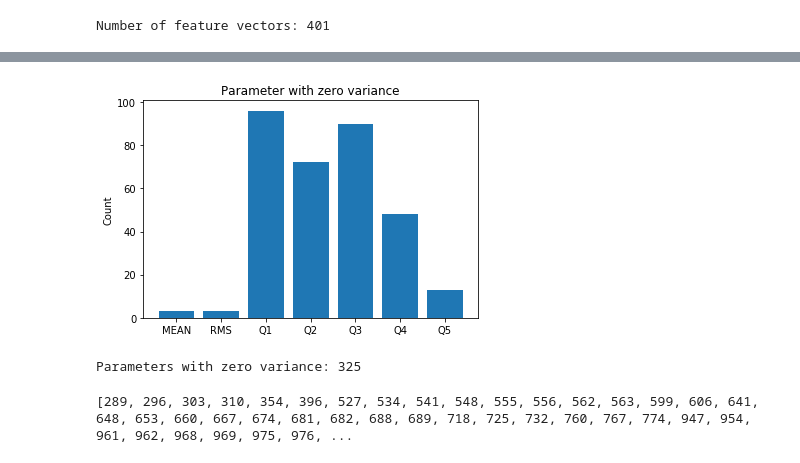
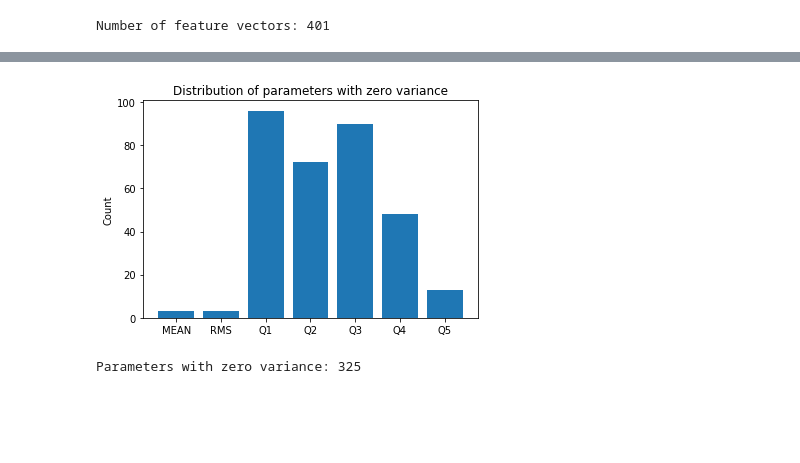
Before and after one commit to mantydze/ml4dc, a Jupyter notebook: src/analysis/feature_variance.ipynb, the cells around one changed output, grey strips where cells are left out. Drawn from its saved outputs; the diff is of its cells as text; code cells hidden in the pictures; blank space fills up the shorter version.

Commit message:
updated feature variance and random forest feature importance analysis

```diff
--- a/src/analysis/feature_variance.ipynb
+++ b/src/analysis/feature_variance.ipynb
@@ -18,5 +11,5 @@ feature_names = ['qPFJetPt', 'qPFJetEta', 'qPFJetPhi', 'qPFJet0Pt', 'qPFJet1Pt',
 
-# Feature vectors: (MEAN, RMS, Q1, Q2, Q3, Q4, Q5)
+feature_positions = ["MEAN", "RMS", "Q1", "Q2", "Q3", "Q4", "Q5"]
 
 print("Number of feature vectors: %d" % len(feature_names))
 # %% [output]
@@ -38,3 +17,8 @@ else:
+# %%
+dset = None
+
+dset_path = "/home/mantydze/data/JetHT2016/single/JetHT2016.h5"
+dset_name = "JetHT2016"
 # %%
 with h5py.File(dset_path, "r") as f:
     dset = f[dset_name][:]
@@ -47,13 +31,31 @@ indices = np.argsort(variances)[::-1]
 # %%
 indices_zero = []
 parameters_zero = [0] * 7
+features_non_zero = []
+features_zero = []
 
 for f in range(2807):
     indice = indices[f]
     variance = variances[indice]
 
+    i, r = divmod(indice, 7) # integer value and remainder
+
     if variance == 0.0:
         indices_zero.append(indice)
-        parameters_zero[indice % 7] += 1
+        parameters_zero[r] += 1
 
-    print("%d) variance: %f" % (indice, variance))
+        features_zero.append(
+            {"index": indice,
+             "name": feature_names[i],
+             "position": feature_positions[r],
+             "value": dset[0, indice]
+            }
+        )
+    else:
+        features_non_zero.append(
+            {"index": indice,
+             "name": feature_names[i],
+             "position": feature_positions[r],
+             "variance": variance
+            }
+        )
@@ -78,17 +83,13 @@ for f in range(2807):
 # %%
 plt.figure()
 plt.bar(np.arange(7), parameters_zero)
 plt.xticks(np.arange(7), ("MEAN", "RMS", "Q1", "Q2", "Q3", "Q4", "Q5"))
-plt.title("Parameter with zero variance")
+plt.title("Distribution of parameters with zero variance")
 plt.ylabel("Count")
 plt.show()
 # %% [output]
-[figure, old version]
+[figure, new version]
 # %%
 print("Parameters with zero variance: %d" % len(indices_zero))
 # %% [output]
 Parameters with zero variance: 325
-# %%
-print(sorted(indices_zero))
-# %% [output]
-[289, 296, 303, 310, 354, 396, 527, 534, 541, 548, 555, 556, 562, 563, 599, 606, 641, 648, 653, 660, 667, 674, 681, 682, 688, 689, 718, 725, 732, 760, 767, 774, 947, 954, 961, 962, 968, 969, 975, 976, ...
```
Also changed, not shown: parts of 8 cells of this notebook.
